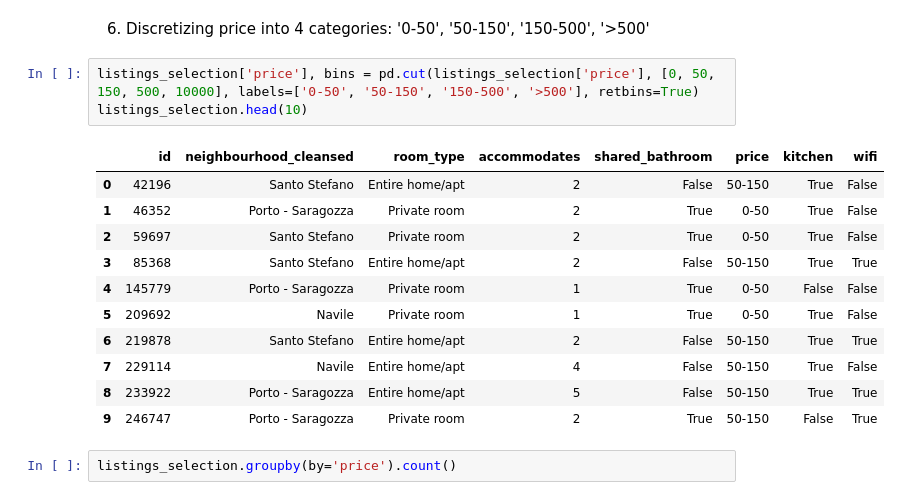
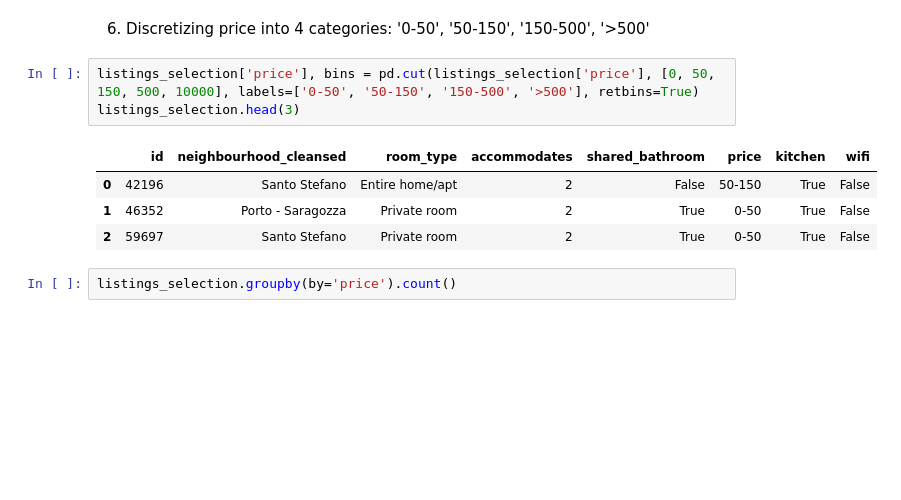
Before and after one commit to Chavelanda/Airbnb-Bayesian-Network, a Jupyter notebook: airbnb_network.ipynb, the cells around one changed output. Cells and saved outputs as stored; diff of their text form; blank space fills up the shorter version.

```diff
--- a/airbnb_network.ipynb
+++ b/airbnb_network.ipynb
@@ -71,19 +71,12 @@ listings_selection.head(3)
 6. Discretizing price into 4 categories: '0-50', '50-150', '150-500', '>500'
 # %%
 listings_selection['price'], bins = pd.cut(listings_selection['price'], [0, 50, 150, 500, 10000], labels=['0-50', '50-150', '150-500', '>500'], retbins=True)
-listings_selection.head(10)
+listings_selection.head(3)
 # %% [output]
 |  | id | neighbourhood_cleansed | room_type | accommodates | shared_bathroom | price | kitchen | wifi |
 | 0 | 42196 | Santo Stefano | Entire home/apt | 2 | False | 50-150 | True | False |
 | 1 | 46352 | Porto - Saragozza | Private room | 2 | True | 0-50 | True | False |
 | 2 | 59697 | Santo Stefano | Private room | 2 | True | 0-50 | True | False |
-| 3 | 85368 | Santo Stefano | Entire home/apt | 2 | False | 50-150 | True | True |
-| 4 | 145779 | Porto - Saragozza | Private room | 1 | True | 0-50 | False | False |
-| 5 | 209692 | Navile | Private room | 1 | True | 0-50 | True | False |
-| 6 | 219878 | Santo Stefano | Entire home/apt | 2 | False | 50-150 | True | True |
-| 7 | 229114 | Navile | Entire home/apt | 4 | False | 50-150 | True | False |
-| 8 | 233922 | Porto - Saragozza | Entire home/apt | 5 | False | 50-150 | True | True |
-| 9 | 246747 | Porto - Saragozza | Private room | 2 | True | 50-150 | False | True |
 # %%
 listings_selection.groupby(by='price').count()
 # %% [output]
```
Also changed, not shown: parts of 56 cells of this notebook, 1 other file.
